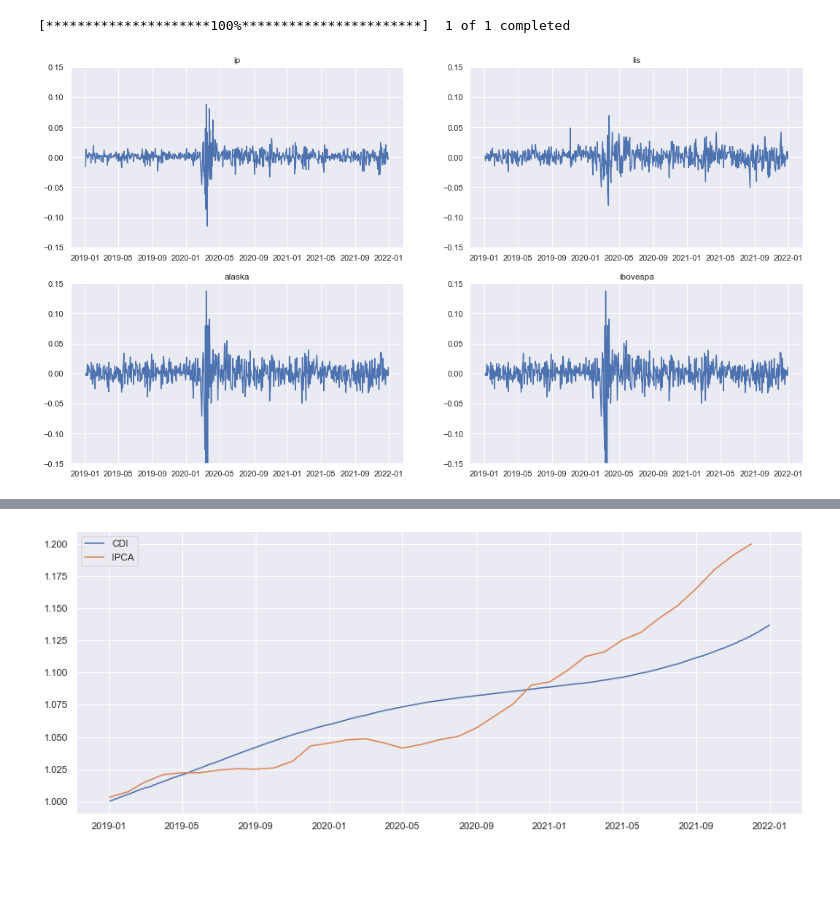
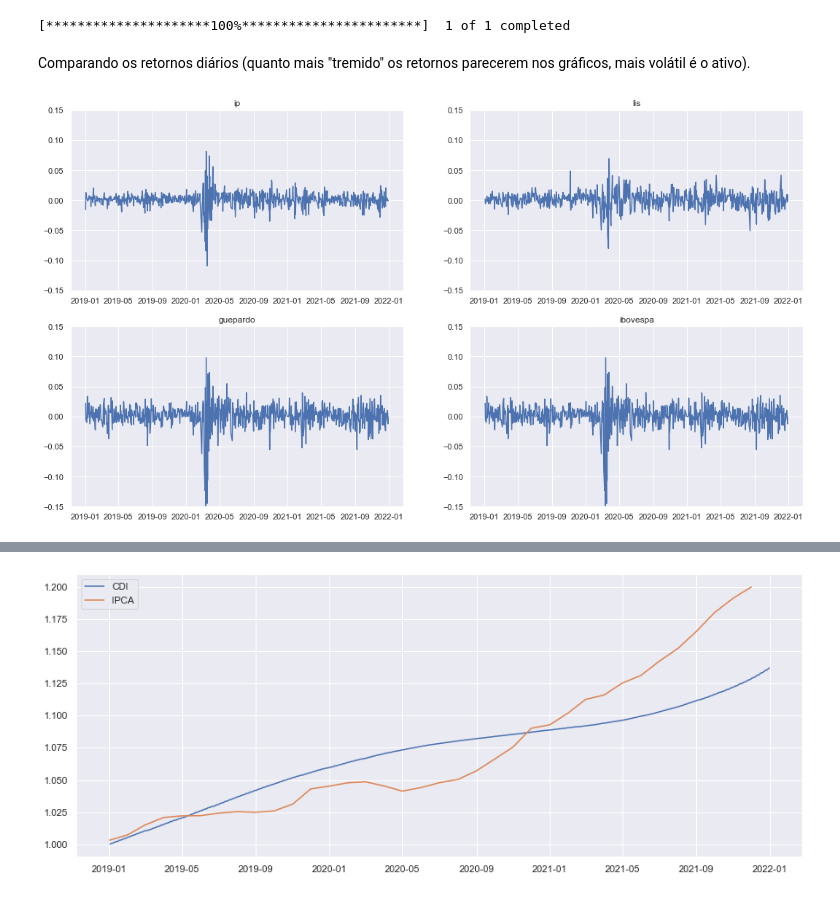
Before and after one commit to Lucasf961/analise-fundos-de-investimentos-XP, a Jupyter notebook: analise_fundos_inv.ipynb, the cells around one changed output, grey strips where cells are left out. Saved outputs shown, nothing was run; the diff lists cells and outputs as text; code cells hidden in the pictures; blank space fills up the shorter version.

```diff
--- a/analise_fundos_inv.ipynb
+++ b/analise_fundos_inv.ipynb
@@ -11,22 +17,36 @@ plt.rcParams['figure.figsize'] = 15,6
 # %%
-def retorno_acm(series):
-    retorno_acm = (1+series).cumprod()
-    return retorno_acm
+# Função para calcular o retorno acumulado e normalizado
+def retorno_acumulado(series):
+    retorno_acumulado = (1+series).cumprod()
+    return retorno_acumulado
 
+# Função para calcular o retorno percentual
 def retorno_percentual(acm1,acm2,acm3):
     return (acm1[-1]-1,acm2[-1]-1,acm3[-1]-1)
 
-
+# Função para calcular a volatilidade com base anual
 def vol_anual(series):
-    vol_anual = round(series.std()*math.sqrt(252),2)
+    vol_anual = series.std()*math.sqrt(252)
     return vol_anual
 
+# Função para calcular o índice de sharpe
 def sharpe(ri,rf,vol):
     indice=(ri-rf)/vol
     return indice
 
-def import_indices(indice, column_rename):
-    indice = pd.read_csv(r'C:\Users\Lucas\Downloads\{}.csv'.format(indice),sep=';')
+# Função para buscar o histórico do fundo pelo código no site investing.com
+def get_funds_data(symbol):
+    dados = inv.funds.search_funds(by='symbol', value= symbol)
+    dados = dados.loc[0,'name']
+    get_fund = inv.funds.get_fund_historical_data(fund= dados,
+                                        country='Brazil',
+                                        from_date='01/01/2019',
+                                        to_date='31/12/2021')['Close']
+    return get_fund
+
+# Função para buscar o histórico do cdi e ipca
+def get_indexes(indice, column_rename):
+    indice = pd.read_csv('{}.csv'.format(indice),sep=';')
     indice['data'] = pd.to_datetime(indice['Data'], dayfirst=True, errors='coerce')
     indice.drop(['Data'],axis=1, inplace=True)
     indice.rename(columns={indice.columns[0]: column_rename}, inplace=True)
@@ -54,3 +61,7 @@ alaska = inv.funds.get_fund_historical_data(fund='Alaska Black Institucional Fun
+# %%
+ip = get_funds_data('0P0000U6PB')
+lis = get_funds_data('0P00017QOR')
+guepardo = get_funds_data('0P0000U67E')
 # %%
 ibov = yf.download(tickers='^BVSP')[['Adj Close']].reset_index()
 ibov = ibov[(ibov['Date'] > '01-01-2019') & (ibov['Date'] <= '31-12-2021')].set_index('Date').squeeze()
@@ -62,30 +73,32 @@ ipca = import_indices('ipca','ipca')
+# %% [markdown]
+Comparando os retornos diários (quanto mais "tremido" os retornos parecerem nos gráficos, mais volátil é o ativo).
 # %%
 ip_retornos = ip.pct_change()
-alaska_retornos = alaska.pct_change()
+guepardo_retornos = guepardo.pct_change()
 lis_retornos = lis.pct_change()
 ibov_retornos = ibov.pct_change()
 # %%
 plt.figure(figsize=(18,10))
 plt.subplot(2, 2, 1)
 plt.plot(ip_retornos)
 plt.title('ip')
 plt.ylim(-0.15, 0.15)
 
 plt.subplot(2, 2, 2)
 plt.plot(lis_retornos)
 plt.title('lis')
 plt.ylim(-0.15, 0.15)
 
 plt.subplot(2, 2, 3)
-plt.plot(alaska_retornos)
-plt.title('alaska')
+plt.plot(guepardo_retornos)
+plt.title('guepardo')
 plt.ylim(-0.15, 0.15)
 
 plt.subplot(2, 2, 4)
-plt.plot(alaska_retornos)
+plt.plot(guepardo_retornos)
 plt.title('ibovespa')
 plt.ylim(-0.15, 0.15)
 
 plt.show()
 # %% [output]
-[figure, old version]
+[figure, new version]
```
Also changed, not shown: parts of 24 cells of this notebook, 3 other files.
